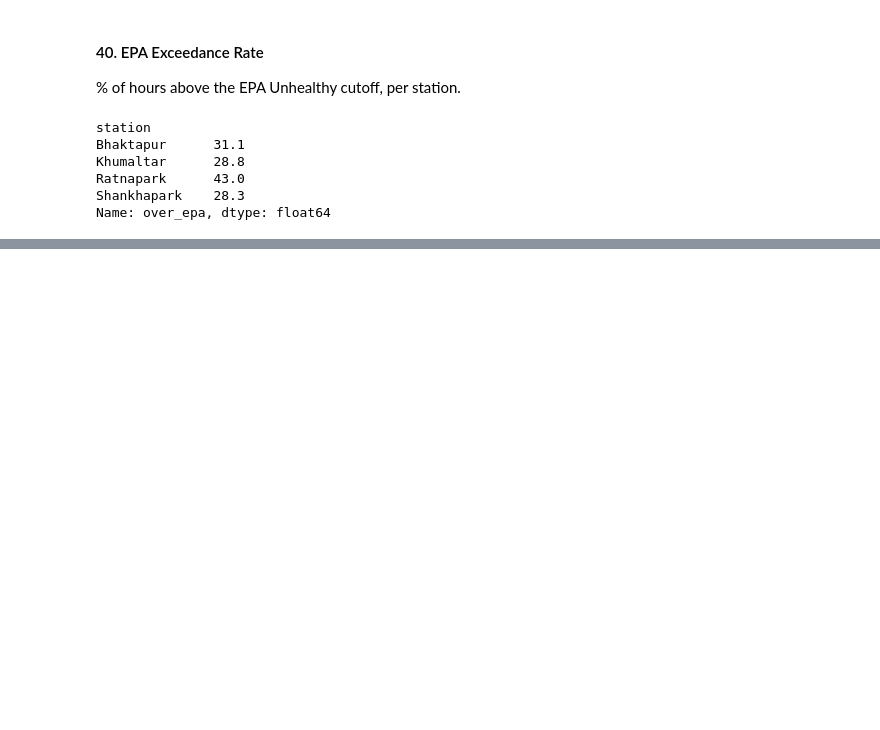
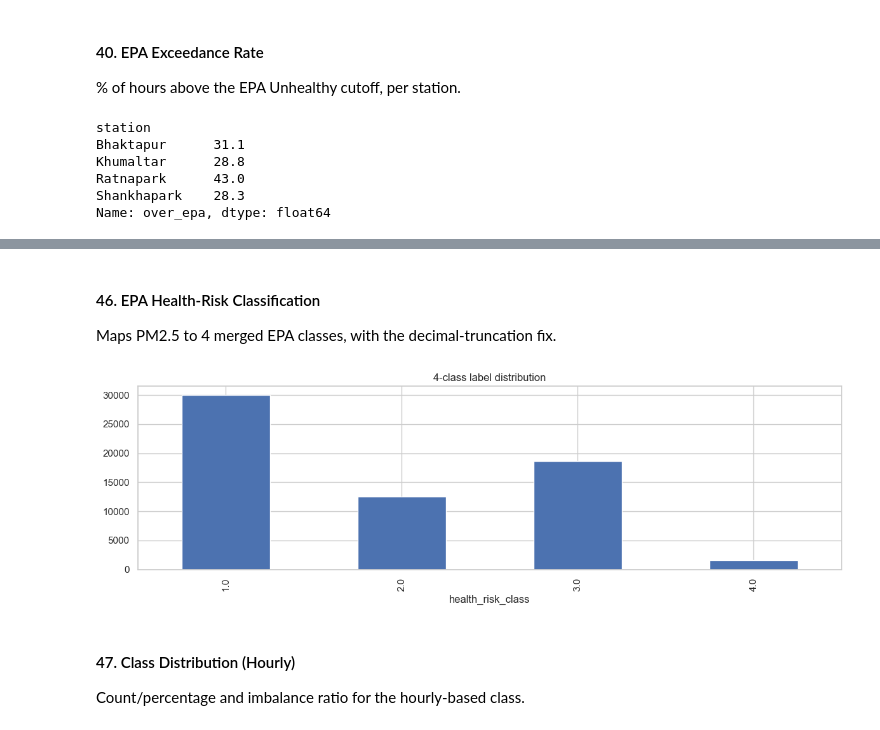
Before and after one commit to susmitahkhanal/kathmandu_pm25_forecasting, a Jupyter notebook: index.ipynb, the cells around one changed output, grey strips where cells are left out. Saved outputs shown, nothing was run; the diff lists cells and outputs as text; code cells hidden in the pictures; blank space fills up the shorter version.

```diff
--- a/index.ipynb
+++ b/index.ipynb
@@ -684,0 +873,27 @@ Name: over_epa, dtype: float64
+# %% [markdown]
+#### 46. EPA Health-Risk Classification
+
+Maps PM2.5 to 4 merged EPA classes, with the decimal-truncation fix.
+# %%
+BREAKPOINTS = [(0, 9, "Good"), (9.1, 35.4, "Moderate"), (35.5, 55.4, "USG"),
+               (55.5, 125.4, "Unhealthy"), (125.5, 225.4, "Very Unhealthy"), (225.5, 500.4, "Hazardous")]
+MERGE = {"Good": 1, "Moderate": 1, "USG": 2, "Unhealthy": 3, "Very Unhealthy": 4, "Hazardous": 4}
+
+def epa_category(c):
+    if pd.isna(c):
+        return np.nan
+    c = np.floor(c * 10) / 10
+    for lo, hi, label in BREAKPOINTS:
+        if lo <= c <= hi:
+            return label
+    return "Hazardous"
+
+model_data["health_risk_class"] = model_data["PM2.5_filled"].apply(epa_category).map(MERGE)
+model_data["health_risk_class"].value_counts().sort_index().plot(kind="bar", title="4-class label distribution")
+plt.tight_layout(); plt.show()
+# %% [output]
+[figure, added]
+# %% [markdown]
+#### 47. Class Distribution (Hourly)
+
+Count/percentage and imbalance ratio for the hourly-based class.
```
Also changed, not shown: parts of 30 cells of this notebook.
